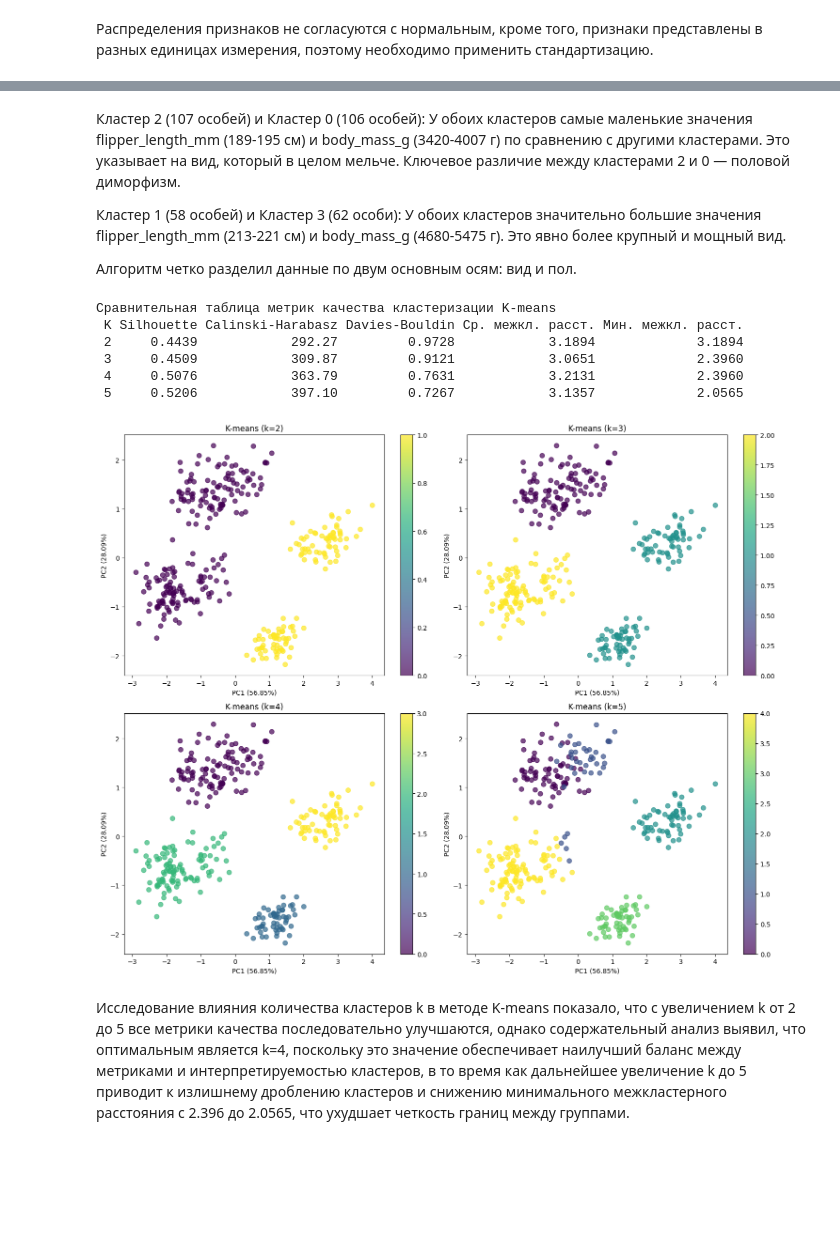
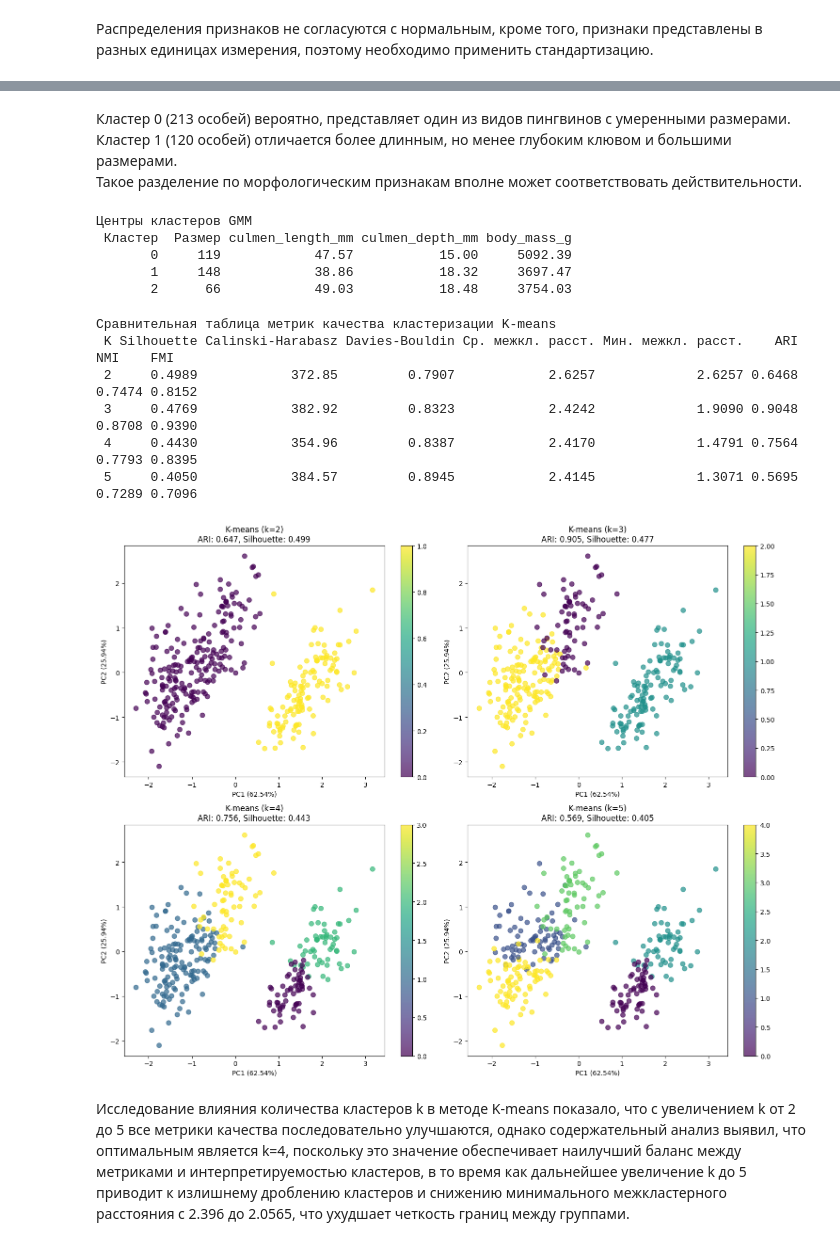
Before and after one commit to vchkashka/-_4, a Jupyter notebook: lab4_penguins.ipynb, the cells around one changed output, grey strips where cells are left out. Cells and saved outputs as stored; diff of their text form; code cells hidden in the pictures; blank space fills up the shorter version.

```diff
--- a/lab4_penguins.ipynb
+++ b/lab4_penguins.ipynb
@@ -109,7 +125,7 @@ print(df[df["flipper_length_mm"] < 0])
 # %% [markdown]
 В flipper_length_mm всего 2 выброса, поэтому, действительно, можно просто исключить их.
 # %%
-df = df.drop([9, 14])
+# df = df.drop([9, 14])
 
 print("Размер датасета:", df.shape)
 # %% [output]
@@ -258,11 +269,9 @@ plt.show()
 # %%
-k = 4
-
-kmeans = KMeans(n_clusters=k, random_state=42, n_init=10)
+kmeans = KMeans(n_clusters=2, random_state=42, n_init=10)
 kmeans_labels = kmeans.fit_predict(X_scaled)
 
-dbscan = DBSCAN(eps=0.8, min_samples=6)
-dbscan_labels = dbscan.fit_predict(X_scaled)
+gmm = GaussianMixture(n_components=3, covariance_type='full', n_init=10)
+gmm_labels = gmm.fit_predict(X_scaled)
 # %%
 def calculate_cluster_metrics(X, labels, method_name):
     unique_labels = np.unique(labels)
@@ -456,9 +488,31 @@ print(centroids_df_detailed.to_string(index=False))
 # %% [markdown]
-Кластер 2 (107 особей) и Кластер 0 (106 особей): У обоих кластеров самые маленькие значения flipper_length_mm (189-195 см) и body_mass_g (3420-4007 г) по сравнению с другими кластерами. Это указывает на вид, который в целом мельче. Ключевое различие между кластерами 2 и 0 — половой диморфизм.
-
-Кластер 1 (58 особей) и Кластер 3 (62 особи): У обоих кластеров значительно большие значения flipper_length_mm (213-221 см) и body_mass_g (4680-5475 г). Это явно более крупный и мощный вид.
-
-Алгоритм четко разделил данные по двум основным осям: вид и пол.
+Кластер 0 (213 особей) вероятно, представляет один из видов пингвинов с умеренными размерами.<br>
+Кластер 1 (120 особей) отличается более длинным, но менее глубоким клювом и большими размерами. <br>
+Такое разделение по морфологическим признакам вполне может соответствовать действительности.
+# %%
+gmm_centers = gmm.means_
+
+scaler.fit(df[['culmen_length_mm', 'culmen_depth_mm', 'body_mass_g']])
+gmm_centers_original = scaler.inverse_transform(gmm_centers)
+
+print("Центры кластеров GMM")
+gmm_centers_analysis = []
+for i, center in enumerate(gmm_centers_original):
+    cluster_size = np.sum(gmm_labels == i)
+    center_info = {'Кластер': i, 'Размер': cluster_size}
+    center_info['culmen_length_mm'] = f"{center[0]:.2f}"
+    center_info['culmen_depth_mm'] = f"{center[1]:.2f}"
+    center_info['body_mass_g'] = f"{center[2]:.2f}"
+    gmm_centers_analysis.append(center_info)
+
+gmm_centers_df_detailed = pd.DataFrame(gmm_centers_analysis)
+print(gmm_centers_df_detailed.to_string(index=False))
+# %% [output]
+Центры кластеров GMM
+ Кластер  Размер culmen_length_mm culmen_depth_mm body_mass_g
+       0     119            47.57           15.00     5092.39
+       1     148            38.86           18.32     3697.47
+       2      66            49.03           18.48     3754.03
 # %%
 results = []
 
@@ -473,6 +527,13 @@ for k in range(2, 6):
         metrics['davies_bouldin'] = davies_bouldin_score(X_scaled, kmeans_labels)
     else:
         metrics['silhouette'] = metrics['calinski_harabasz'] = metrics['davies_bouldin'] = np.nan
+
+    if len(np.unique(kmeans_labels)) > 1:
+        metrics['ari'] = adjusted_rand_score(true_labels, kmeans_labels)
+        metrics['nmi'] = normalized_mutual_info_score(true_labels, kmeans_labels)
+        metrics['fmi'] = fowlkes_mallows_score(true_labels, kmeans_labels)
+    else:
+        metrics['ari'] = metrics['nmi'] = metrics['fmi'] = np.nan
 
     cluster_stats = {}
     for label in np.unique(kmeans_labels):
@@ -495,6 +556,9 @@ for k in range(2, 6):
         'silhouette': metrics['silhouette'],
         'calinski_harabasz': metrics['calinski_harabasz'],
         'davies_bouldin': metrics['davies_bouldin'],
+        'ari': metrics['ari'],
+        'nmi': metrics['nmi'],
+        'fmi': metrics['fmi'],
         'mean_inter_distance': np.mean(inter_distances),
         'min_inter_distance': np.min(inter_distances),
         'labels': kmeans_labels,
@@ -502,40 +566,43 @@ for k in range(2, 6):
     })
 
 comparison_df = pd.DataFrame({
     'K': [result['k'] for result in results],
     'Silhouette': [f"{result['silhouette']:.4f}" for result in results],
     'Calinski-Harabasz': [f"{result['calinski_harabasz']:.2f}" for result in results],
     'Davies-Bouldin': [f"{result['davies_bouldin']:.4f}" for result in results],
     'Ср. межкл. расст.': [f"{result['mean_inter_distance']:.4f}" for result in results],
-    'Мин. межкл. расст.': [f"{result['min_inter_distance']:.4f}" for result in results]
+    'Мин. межкл. расст.': [f"{result['min_inter_distance']:.4f}" for result in results],
+    'ARI': [f"{result['ari']:.4f}" for result in results],
+    'NMI': [f"{result['nmi']:.4f}" for result in results],
+    'FMI': [f"{result['fmi']:.4f}" for result in results]
 })
 
 print("Сравнительная таблица метрик качества кластеризации K-means")
 print(comparison_df.to_string(index=False))
 
 pca = PCA(n_components=2)
 X_pca = pca.fit_transform(X_scaled)
 
 fig, axes = plt.subplots(2, 2, figsize=(15, 12))
 axes = axes.ravel()
 
 for i, result in enumerate(results):
     scatter = axes[i].scatter(X_pca[:, 0], X_pca[:, 1], c=result['labels'],
                              cmap='viridis', alpha=0.7, s=50)
-    axes[i].set_title(f'K-means (k={result["k"]})')
+    axes[i].set_title(f'K-means (k={result["k"]})\nARI: {result["ari"]:.3f}, Silhouette: {result["silhouette"]:.3f}')
     axes[i].set_xlabel(f'PC1 ({pca.explained_variance_ratio_[0]:.2%})')
     axes[i].set_ylabel(f'PC2 ({pca.explained_variance_ratio_[1]:.2%})')
     plt.colorbar(scatter, ax=axes[i])
 
 plt.tight_layout()
 plt.show()
 # %% [output]
 Сравнительная таблица метрик качества кластеризации K-means
- K Silhouette Calinski-Harabasz Davies-Bouldin Ср. межкл. расст. Мин. межкл. расст.
- 2     0.4439            292.27         0.9728            3.1894             3.1894
- 3     0.4509            309.87         0.9121            3.0651             2.3960
- 4     0.5076            363.79         0.7631            3.2131             2.3960
- 5     0.5206            397.10         0.7267            3.1357             2.0565
+ K Silhouette Calinski-Harabasz Davies-Bouldin Ср. межкл. расст. Мин. межкл. расст.    ARI    NMI    FMI
+ 2     0.4989            372.85         0.7907            2.6257             2.6257 0.6468 0.7474 0.8152
+ 3     0.4769            382.92         0.8323            2.4242             1.9090 0.9048 0.8708 0.9390
+ 4     0.4430            354.96         0.8387            2.4170             1.4791 0.7564 0.7793 0.8395
+ 5     0.4050            384.57         0.8945            2.4145             1.3071 0.5695 0.7289 0.7096
-[figure, old version]
+[figure, new version]
 # %% [markdown]
 Исследование влияния количества кластеров k в методе K-means показало, что с увеличением k от 2 до 5 все метрики качества последовательно улучшаются, однако содержательный анализ выявил, что оптимальным является k=4, поскольку это значение обеспечивает наилучший баланс между метриками и интерпретируемостью кластеров, в то время как дальнейшее увеличение k до 5 приводит к излишнему дроблению кластеров и снижению минимального межкластерного расстояния с 2.396 до 2.0565, что ухудшает четкость границ между группами.
```
Also changed, not shown: parts of 21 cells of this notebook, 1 other file.
